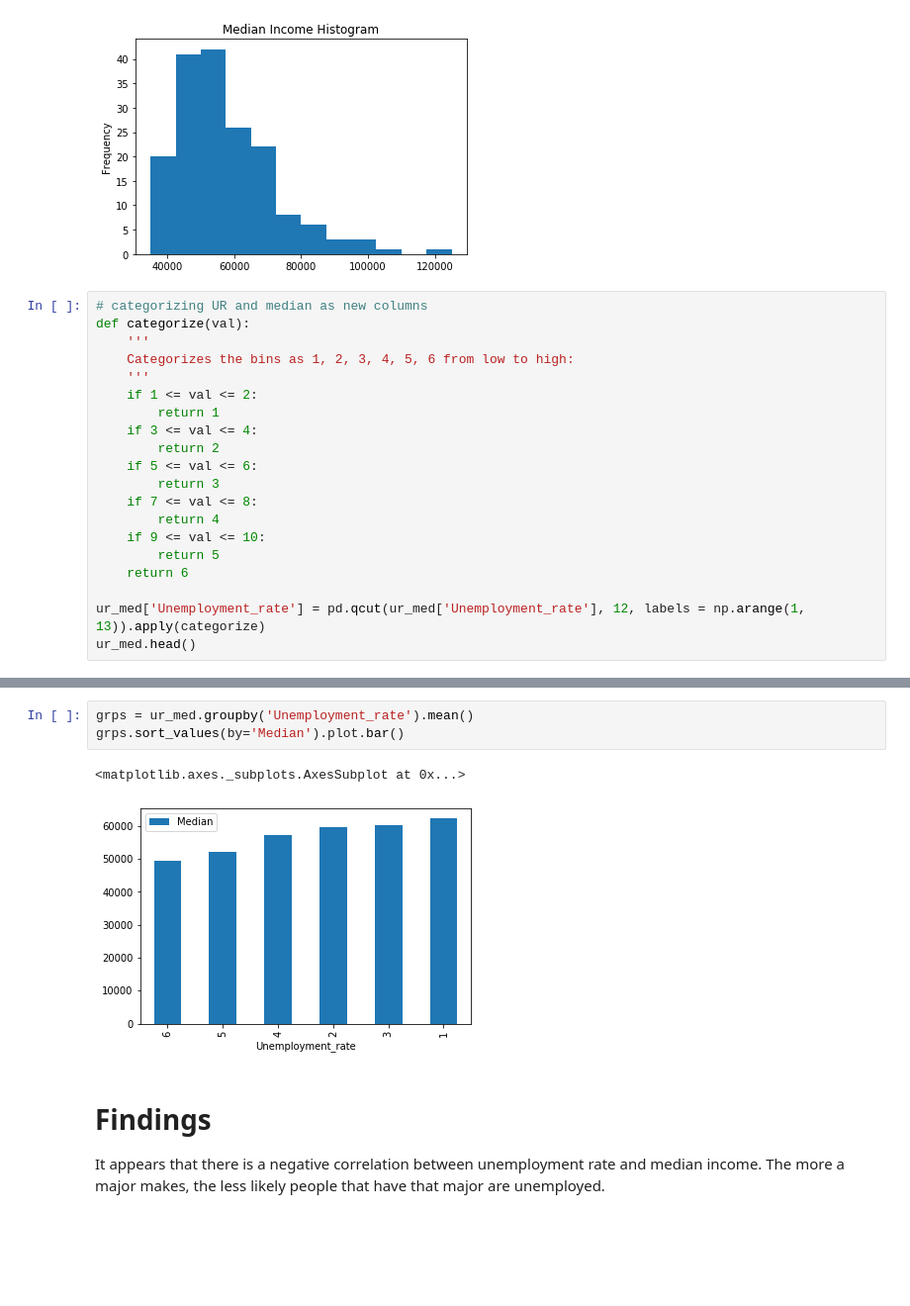
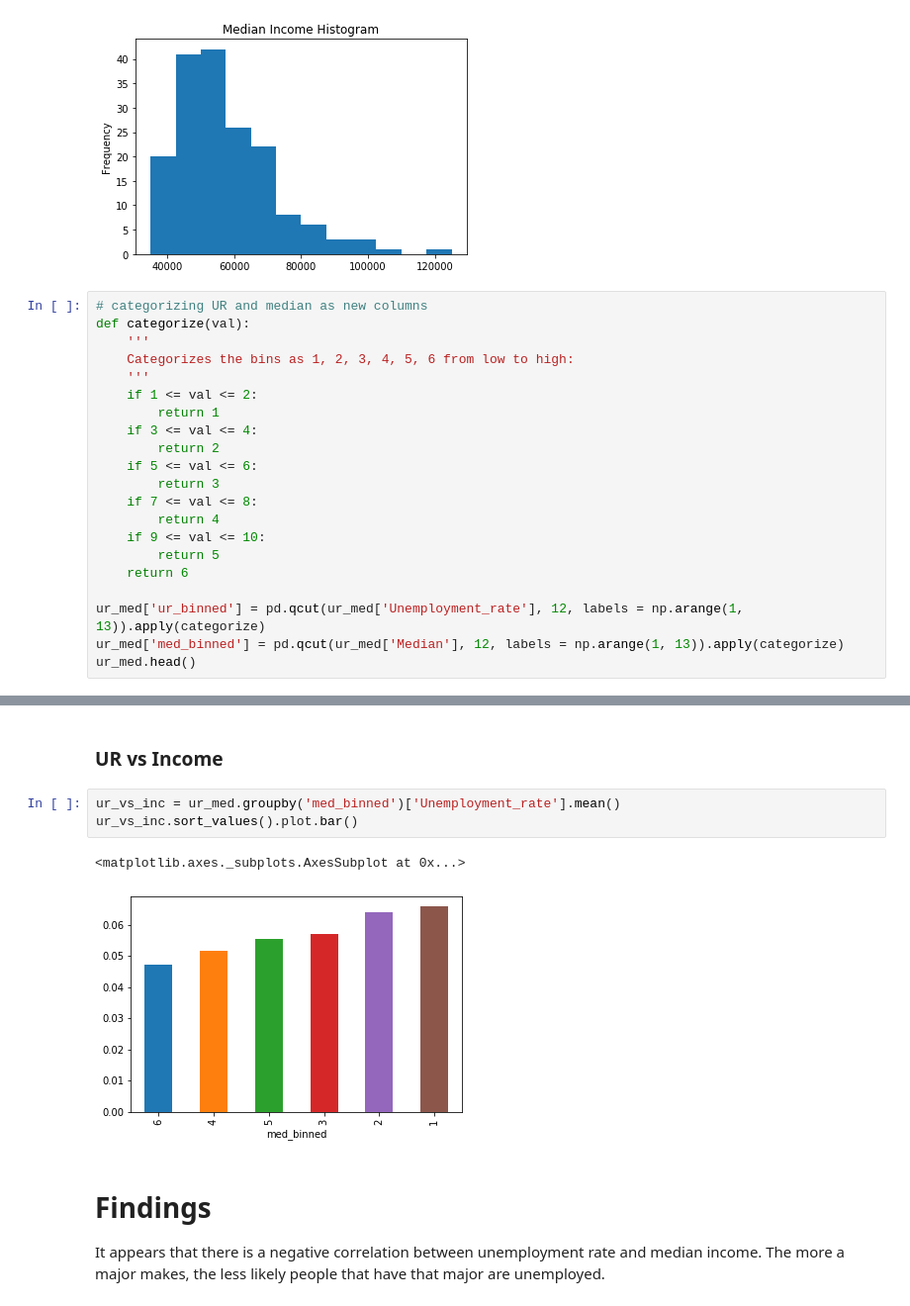
Before and after one commit to dliu9999/COGS-108-Project, a Jupyter notebook: College EDA Darren.ipynb, the cells around one changed output, grey strips where cells are left out. Shown at 99% size. Saved outputs shown, nothing was run; the diff lists cells and outputs as text; blank space fills up the shorter version.

```diff
--- a/College EDA Darren.ipynb
+++ b/College EDA Darren.ipynb
@@ -64,6 +64,7 @@ def categorize(val):
         return 5
     return 6
 
-ur_med['Unemployment_rate'] = pd.qcut(ur_med['Unemployment_rate'], 12, labels = np.arange(1, 13)).apply(categorize)
+ur_med['ur_binned'] = pd.qcut(ur_med['Unemployment_rate'], 12, labels = np.arange(1, 13)).apply(categorize)
+ur_med['med_binned'] = pd.qcut(ur_med['Median'], 12, labels = np.arange(1, 13)).apply(categorize)
 ur_med.head()
 # %% [output]
@@ -76,9 +85,11 @@ ur_med.head()
+# %% [markdown]
+### UR vs Income
 # %%
-grps = ur_med.groupby('Unemployment_rate').mean()
-grps.sort_values(by='Median').plot.bar()
+ur_vs_inc = ur_med.groupby('med_binned')['Unemployment_rate'].mean()
+ur_vs_inc.sort_values().plot.bar()
 # %% [output]
 <matplotlib.axes._subplots.AxesSubplot at 0x...>
-[figure, old version]
+[figure, new version]
 # %% [markdown]
 # Findings
 It appears that there is a negative correlation between unemployment rate and median income. The more a major makes, the less likely people that have that major are unemployed.
```
Also changed, not shown: parts of 3 cells of this notebook.
